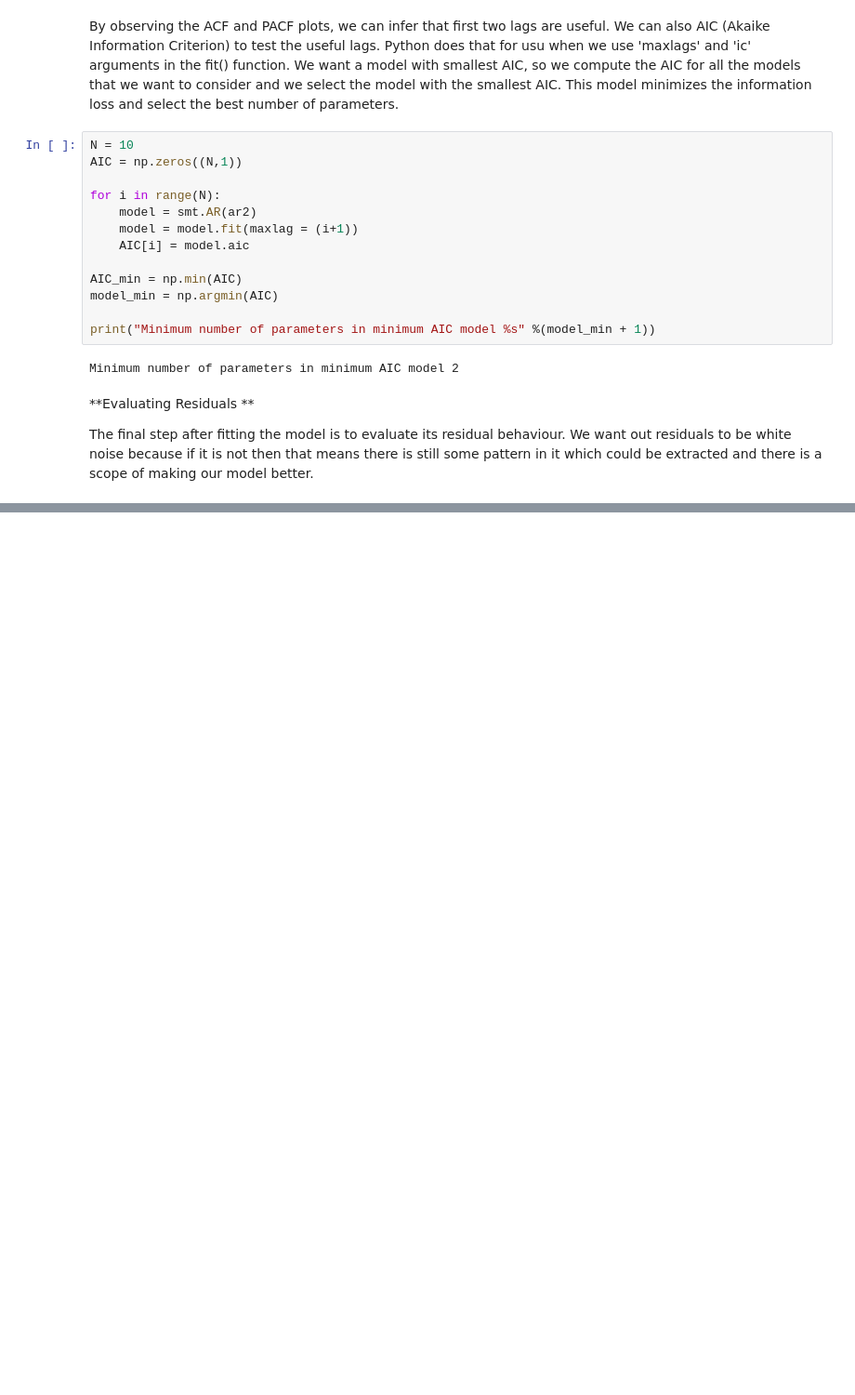
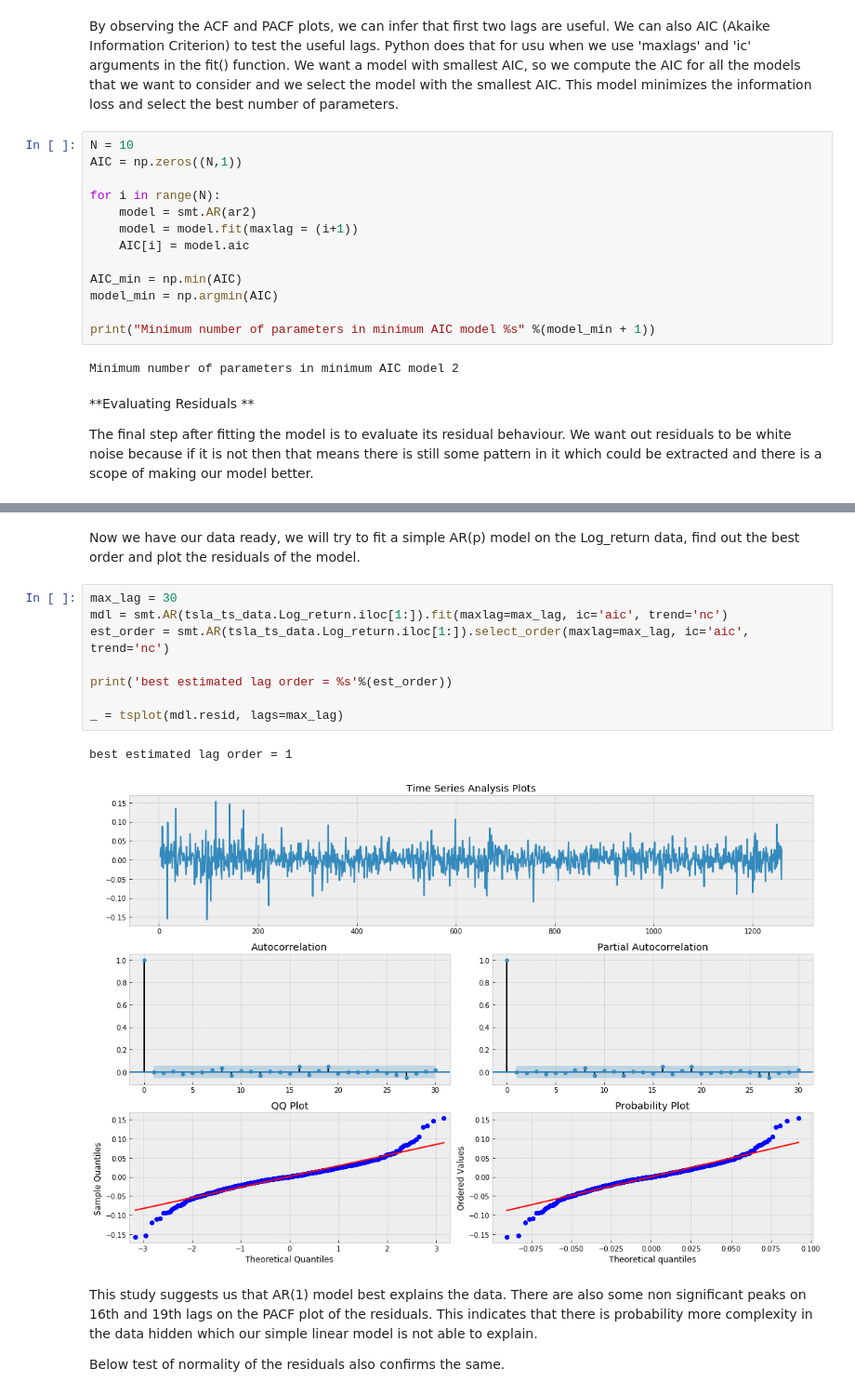
Before and after one commit to kushkul/Time-Series, a Jupyter notebook: Time Series - II (AR Models).ipynb, the cells around one changed output, grey strips where cells are left out. Shown at 93% size. Drawn from its saved outputs; the diff is of its cells as text; blank space fills up the shorter version.

```diff
--- a/Time Series - II (AR Models).ipynb
+++ b/Time Series - II (AR Models).ipynb
@@ -169,0 +231,17 @@ The residuals looks like randomly distributed in the first plot, indicating that
+# %% [markdown]
+Now we have our data ready, we will try to fit a simple AR(p) model on the Log_return data, find out the best order and plot the residuals of the model.
+# %%
+max_lag = 30
+mdl = smt.AR(tsla_ts_data.Log_return.iloc[1:]).fit(maxlag=max_lag, ic='aic', trend='nc')
+est_order = smt.AR(tsla_ts_data.Log_return.iloc[1:]).select_order(maxlag=max_lag, ic='aic', trend='nc')
+
+print('best estimated lag order = %s'%(est_order))
+
+_ = tsplot(mdl.resid, lags=max_lag)
+# %% [output]
+best estimated lag order = 1
+[figure, added]
+# %% [markdown]
+This study suggests us that AR(1) model best explains the data. There are also some non significant peaks on 16th and 19th lags on the PACF plot of the residuals. This indicates that there is probability more complexity in the data hidden which our simple linear model is not able to explain.
+
+Below test of normality of the residuals also confirms the same.
```
Also changed, not shown: parts of 11 cells of this notebook.
